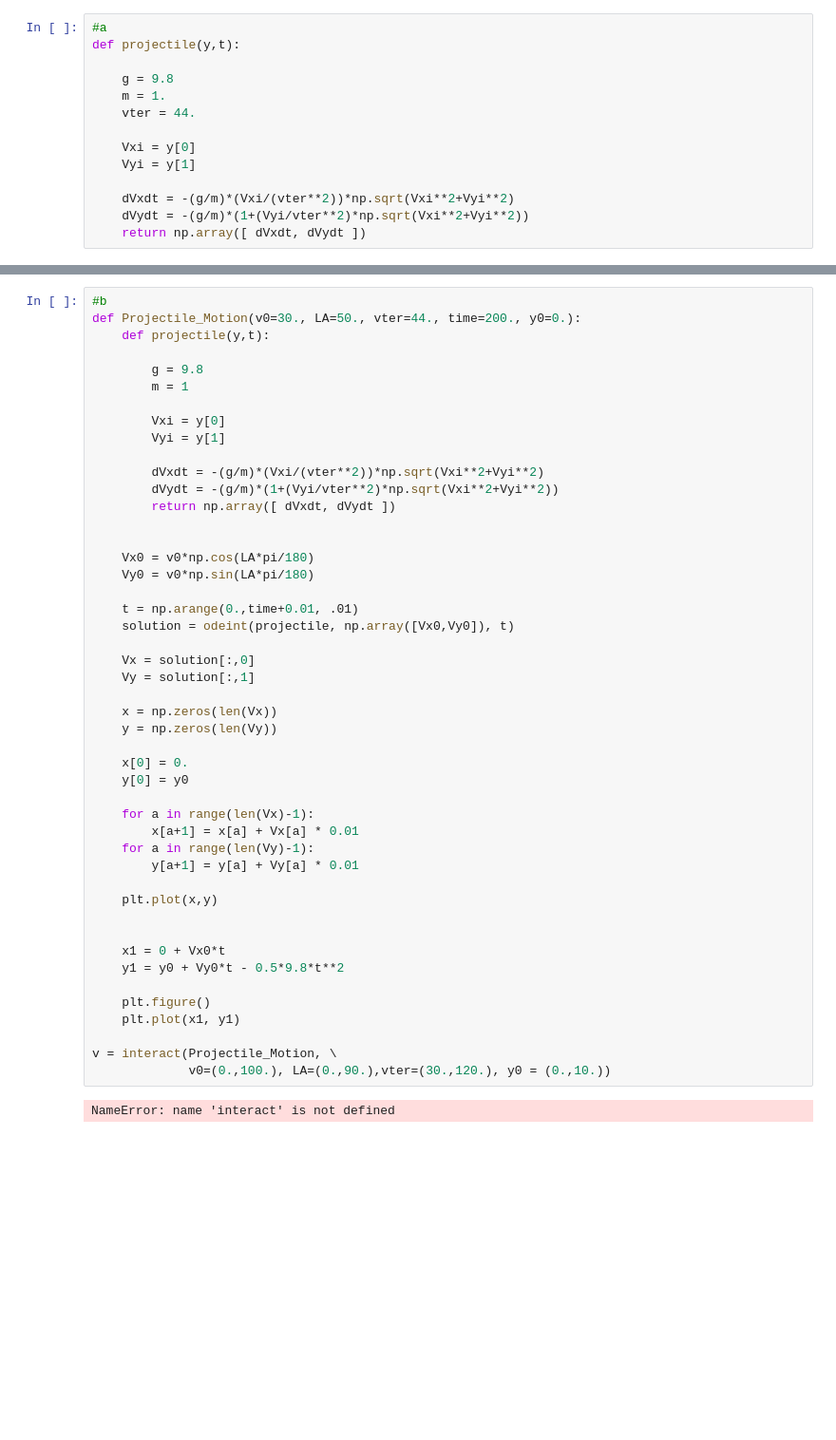
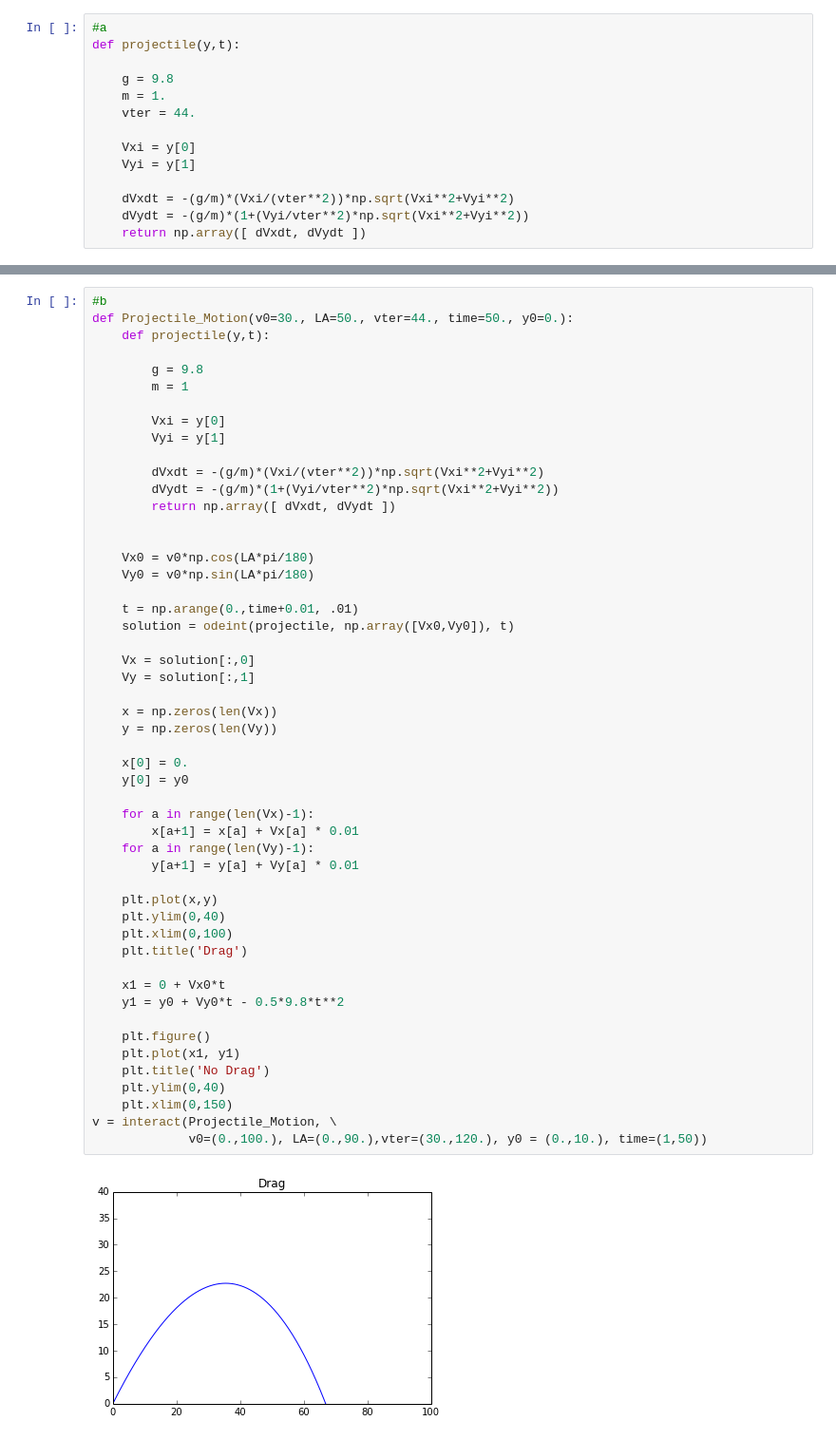
Before and after one commit to cspearso/PHYS202-S14, a Jupyter notebook: SciPy/ODEExercises.ipynb, the cells around one changed output, grey strips where cells are left out. Shown at 95% size. Drawn from its saved outputs; the diff is of its cells as text; blank space fills up the shorter version.

```diff
--- a/SciPy/ODEExercises.ipynb
+++ b/SciPy/ODEExercises.ipynb
@@ -414,6 +403,6 @@ plt.plot(t,Vy)
 # %%
 #b
-def Projectile_Motion(v0=30., LA=50., vter=44., time=200., y0=0.):
+def Projectile_Motion(v0=30., LA=50., vter=44., time=50., y0=0.):
     def projectile(y,t):
 
         g = 9.8
@@ -429,34 +418,38 @@ def Projectile_Motion(v0=30., LA=50., vter=44., time=200., y0=0.):
 
     Vx0 = v0*np.cos(LA*pi/180)
     Vy0 = v0*np.sin(LA*pi/180)
 
     t = np.arange(0.,time+0.01, .01)
     solution = odeint(projectile, np.array([Vx0,Vy0]), t)
 
     Vx = solution[:,0]
     Vy = solution[:,1]
 
     x = np.zeros(len(Vx))
     y = np.zeros(len(Vy))
 
     x[0] = 0.
     y[0] = y0
 
     for a in range(len(Vx)-1):
         x[a+1] = x[a] + Vx[a] * 0.01
     for a in range(len(Vy)-1):
         y[a+1] = y[a] + Vy[a] * 0.01
 
     plt.plot(x,y)
-
+    plt.ylim(0,40)
+    plt.xlim(0,100)
+    plt.title('Drag')
 
     x1 = 0 + Vx0*t
     y1 = y0 + Vy0*t - 0.5*9.8*t**2
 
     plt.figure()
     plt.plot(x1, y1)
-
+    plt.title('No Drag')
+    plt.ylim(0,40)
+    plt.xlim(0,150)
 v = interact(Projectile_Motion, \
-             v0=(0.,100.), LA=(0.,90.),vter=(30.,120.), y0 = (0.,10.))
+             v0=(0.,100.), LA=(0.,90.),vter=(30.,120.), y0 = (0.,10.), time=(1,50))
 # %% [output]
-NameError: name 'interact' is not defined
+[figure, added]
```
Also changed, not shown: parts of 6 cells of this notebook, 2 other files.
